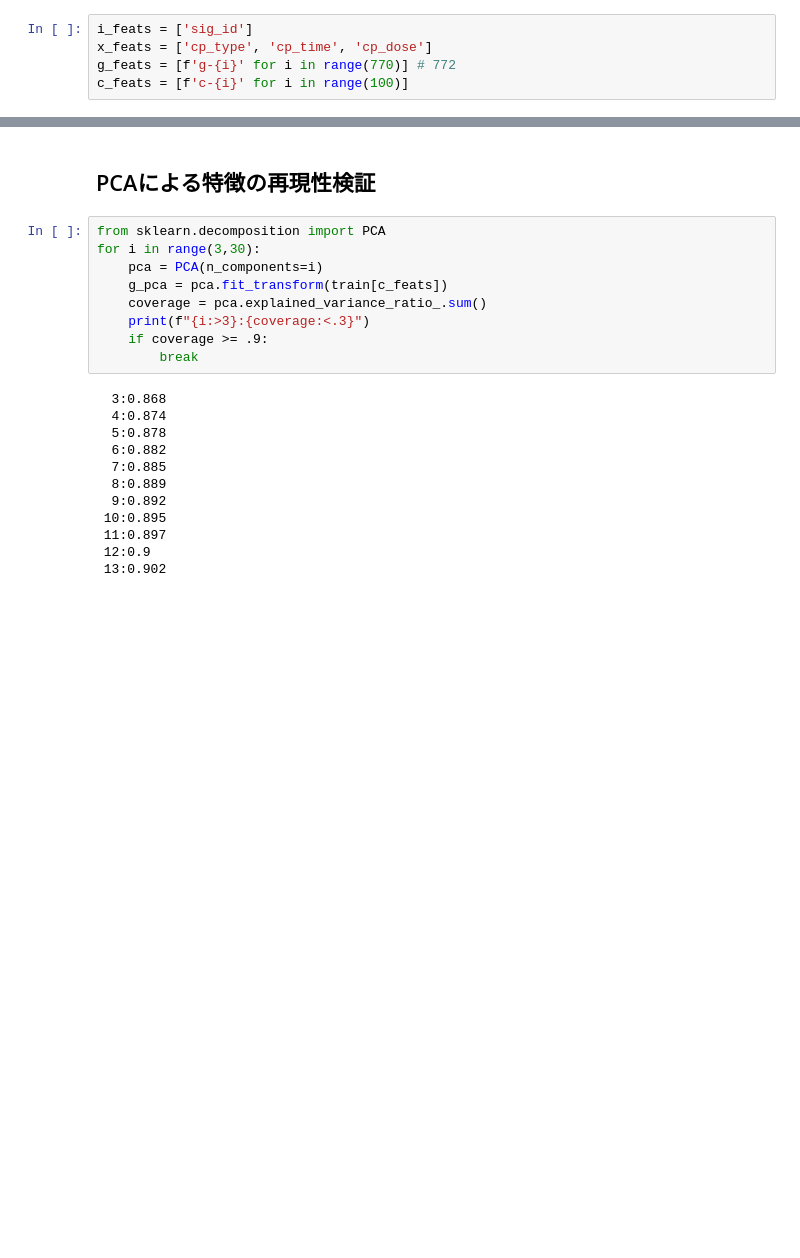
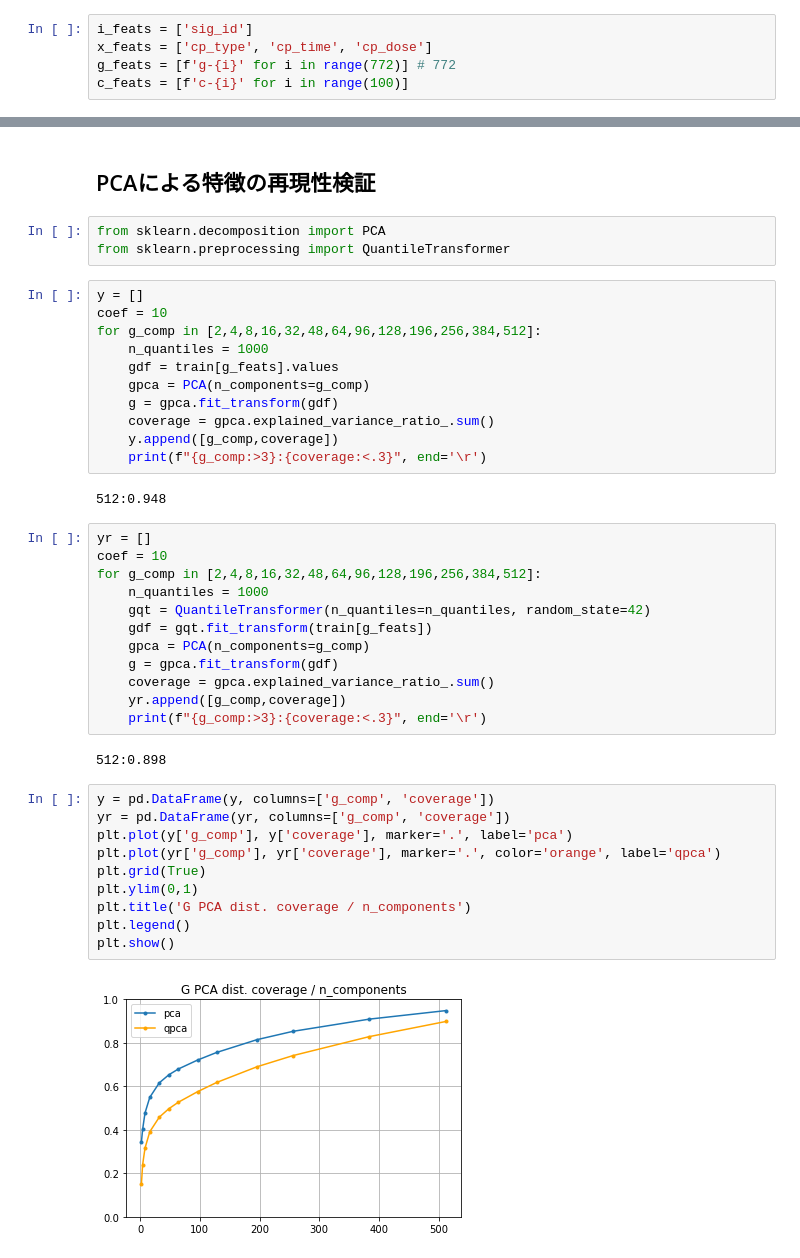
Before and after one commit to MutsumiChieda/moa, a Jupyter notebook: notebook/proto_preprocess.ipynb, the cells around one changed output, grey strips where cells are left out. Cells and saved outputs as stored; diff of their text form; blank space fills up the shorter version.

Commit message:
quantile pca test

```diff
--- a/notebook/proto_preprocess.ipynb
+++ b/notebook/proto_preprocess.ipynb
@@ -19,7 +19,7 @@ gc.collect()
 # %%
 i_feats = ['sig_id']
 x_feats = ['cp_type', 'cp_time', 'cp_dose']
-g_feats = [f'g-{i}' for i in range(770)] # 772
+g_feats = [f'g-{i}' for i in range(772)] # 772
 c_feats = [f'c-{i}' for i in range(100)]
 # %% [markdown]
 ## cp_timeごとに、各C特徴で訓練/テストの分布を比較
@@ -86,24 +86,45 @@ batch   9 / 10, plotting   9 /  10
 ---
 # %% [markdown]
 ## PCAによる特徴の再現性検証
-# %%
-from sklearn.decomposition import PCA
-for i in range(3,30):
-    pca = PCA(n_components=i)
-    g_pca = pca.fit_transform(train[c_feats])
-    coverage = pca.explained_variance_ratio_.sum()
-    print(f"{i:>3}:{coverage:<.3}")
-    if coverage >= .9:
-        break
-# %% [output]
-  3:0.868
-  4:0.874
-  5:0.878
-  6:0.882
-  7:0.885
-  8:0.889
-  9:0.892
- 10:0.895
- 11:0.897
- 12:0.9
- 13:0.902
+# %%
+from sklearn.decomposition import PCA
+from sklearn.preprocessing import QuantileTransformer
+# %%
+y = []
+coef = 10
+for g_comp in [2,4,8,16,32,48,64,96,128,196,256,384,512]:
+    n_quantiles = 1000
+    gdf = train[g_feats].values
+    gpca = PCA(n_components=g_comp)
+    g = gpca.fit_transform(gdf)
+    coverage = gpca.explained_variance_ratio_.sum()
+    y.append([g_comp,coverage])
+    print(f"{g_comp:>3}:{coverage:<.3}", end='\r')
+# %% [output]
+512:0.948
+# %%
+yr = []
+coef = 10
+for g_comp in [2,4,8,16,32,48,64,96,128,196,256,384,512]:
+    n_quantiles = 1000
+    gqt = QuantileTransformer(n_quantiles=n_quantiles, random_state=42)
+    gdf = gqt.fit_transform(train[g_feats])
+    gpca = PCA(n_components=g_comp)
+    g = gpca.fit_transform(gdf)
+    coverage = gpca.explained_variance_ratio_.sum()
+    yr.append([g_comp,coverage])
+    print(f"{g_comp:>3}:{coverage:<.3}", end='\r')
+# %% [output]
+512:0.898
+# %%
+y = pd.DataFrame(y, columns=['g_comp', 'coverage'])
+yr = pd.DataFrame(yr, columns=['g_comp', 'coverage'])
+plt.plot(y['g_comp'], y['coverage'], marker='.', label='pca')
+plt.plot(yr['g_comp'], yr['coverage'], marker='.', color='orange', label='qpca')
+plt.grid(True)
+plt.ylim(0,1)
+plt.title('G PCA dist. coverage / n_components')
+plt.legend()
+plt.show()
+# %% [output]
+[figure, added]
```
Also changed, not shown: parts of 3 cells of this notebook, 2 other files.
